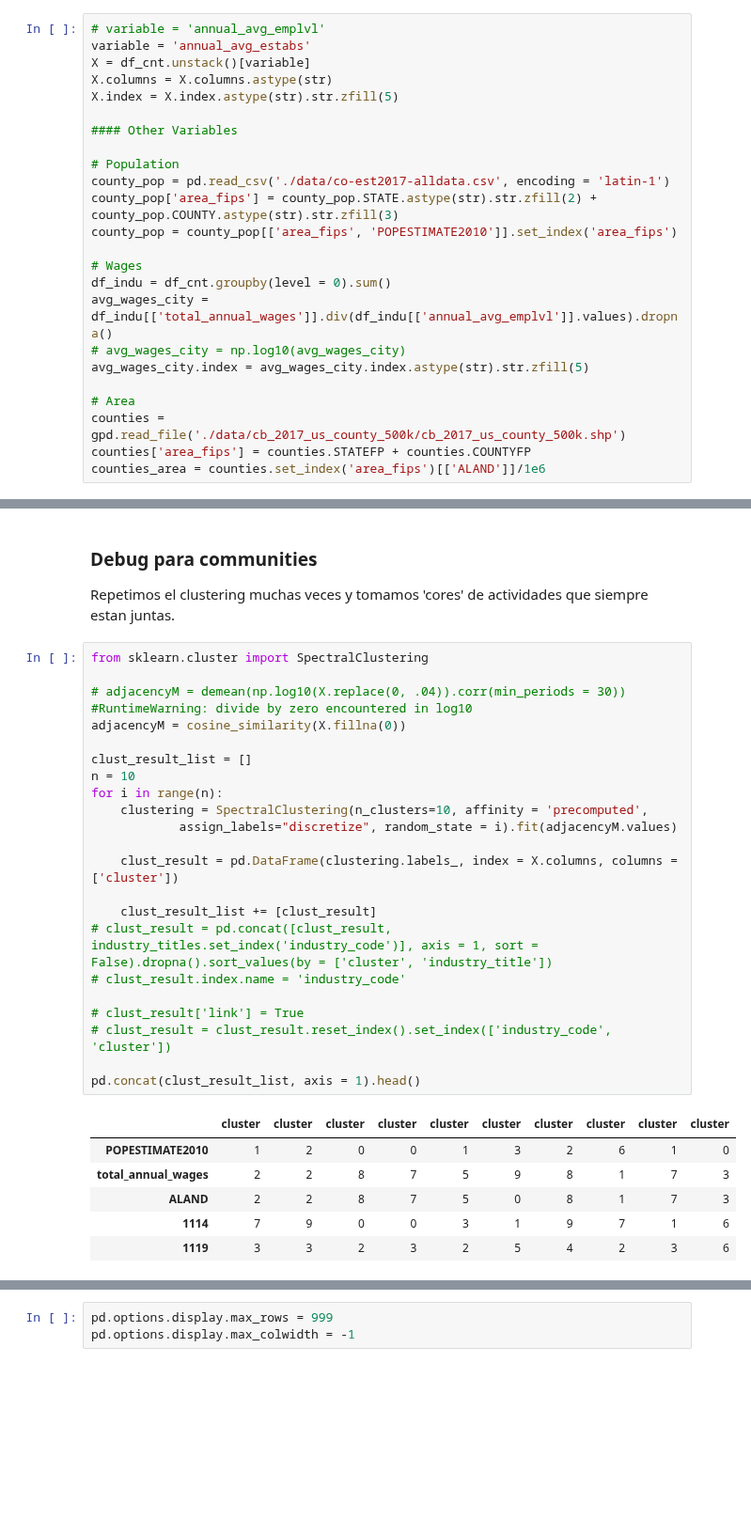
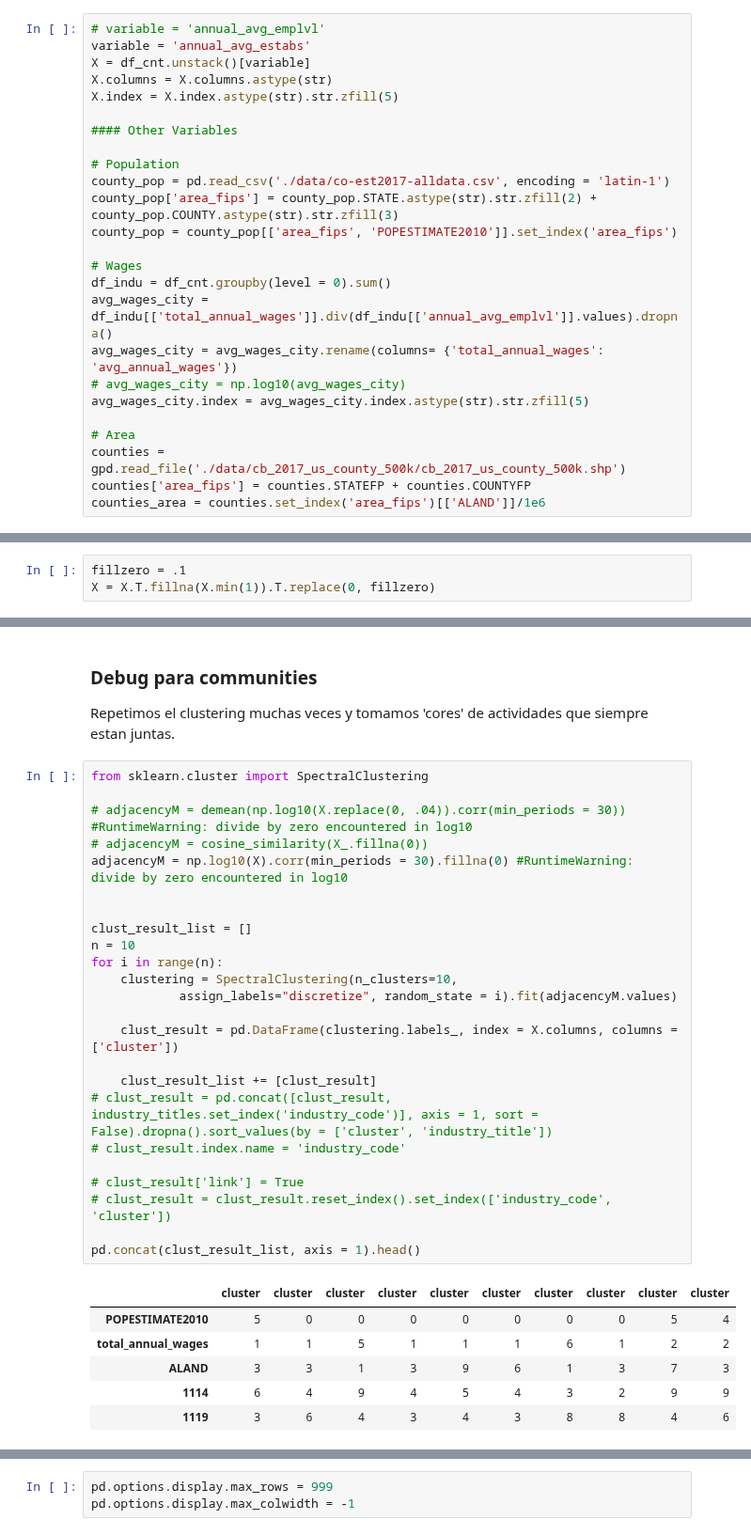
Before and after one commit to matuteiglesias/geo-correlation-structures, a Jupyter notebook: USA Industries clean.ipynb, the cells around one changed output, grey strips where cells are left out. Shown at 94% size. Saved outputs shown, nothing was run; the diff lists cells and outputs as text; blank space fills up the shorter version.

```diff
--- a/USA Industries clean.ipynb
+++ b/USA Industries clean.ipynb
@@ -67,6 +65,7 @@ county_pop = county_pop[['area_fips', 'POPESTIMATE2010']].set_index('area_fips')
 # Wages
 df_indu = df_cnt.groupby(level = 0).sum()
 avg_wages_city = df_indu[['total_annual_wages']].div(df_indu[['annual_avg_emplvl']].values).dropna()
+avg_wages_city = avg_wages_city.rename(columns= {'total_annual_wages': 'avg_annual_wages'})
 # avg_wages_city = np.log10(avg_wages_city)
 avg_wages_city.index = avg_wages_city.index.astype(str).str.zfill(5)
 
@@ -99,0 +103,3 @@ def demean(Z):
+# %%
+fillzero = .1
+X = X.T.fillna(X.min(1)).T.replace(0, fillzero)
@@ -104,32 +159,34 @@ Repetimos el clustering muchas veces y tomamos 'cores' de actividades que siempr
 # %%
 from sklearn.cluster import SpectralClustering
 
 # adjacencyM = demean(np.log10(X.replace(0, .04)).corr(min_periods = 30)) #RuntimeWarning: divide by zero encountered in log10
-adjacencyM = cosine_similarity(X.fillna(0))
+# adjacencyM = cosine_similarity(X_.fillna(0))
+adjacencyM = np.log10(X).corr(min_periods = 30).fillna(0) #RuntimeWarning: divide by zero encountered in log10
+
 
 clust_result_list = []
 n = 10
 for i in range(n):
-    clustering = SpectralClustering(n_clusters=10, affinity = 'precomputed',
+    clustering = SpectralClustering(n_clusters=10,
             assign_labels="discretize", random_state = i).fit(adjacencyM.values)
 
     clust_result = pd.DataFrame(clustering.labels_, index = X.columns, columns = ['cluster'])
 
     clust_result_list += [clust_result]
 # clust_result = pd.concat([clust_result, industry_titles.set_index('industry_code')], axis = 1, sort = False).dropna().sort_values(by = ['cluster', 'industry_title'])
 # clust_result.index.name = 'industry_code'
 
 # clust_result['link'] = True
 # clust_result = clust_result.reset_index().set_index(['industry_code', 'cluster'])
 
 pd.concat(clust_result_list, axis = 1).head()
 # %% [output]
 |  | cluster | cluster | cluster | cluster | cluster | cluster | cluster | cluster | cluster | cluster |
-| POPESTIMATE2010 | 1 | 2 | 0 | 0 | 1 | 3 | 2 | 6 | 1 | 0 |
-| total_annual_wages | 2 | 2 | 8 | 7 | 5 | 9 | 8 | 1 | 7 | 3 |
-| ALAND | 2 | 2 | 8 | 7 | 5 | 0 | 8 | 1 | 7 | 3 |
-| 1114 | 7 | 9 | 0 | 0 | 3 | 1 | 9 | 7 | 1 | 6 |
-| 1119 | 3 | 3 | 2 | 3 | 2 | 5 | 4 | 2 | 3 | 6 |
+| POPESTIMATE2010 | 5 | 0 | 0 | 0 | 0 | 0 | 0 | 0 | 5 | 4 |
+| total_annual_wages | 1 | 1 | 5 | 1 | 1 | 1 | 6 | 1 | 2 | 2 |
+| ALAND | 3 | 3 | 1 | 3 | 9 | 6 | 1 | 3 | 7 | 3 |
+| 1114 | 6 | 4 | 9 | 4 | 5 | 4 | 3 | 2 | 9 | 9 |
+| 1119 | 3 | 6 | 4 | 3 | 4 | 3 | 8 | 8 | 4 | 6 |
 # %%
 clust_compare_table = pd.concat(clust_result_list, axis = 1)
 clust_compare_table.columns = range(clust_compare_table.shape[1])
```
Also changed, not shown: parts of 16 cells of this notebook, 2 other files.
